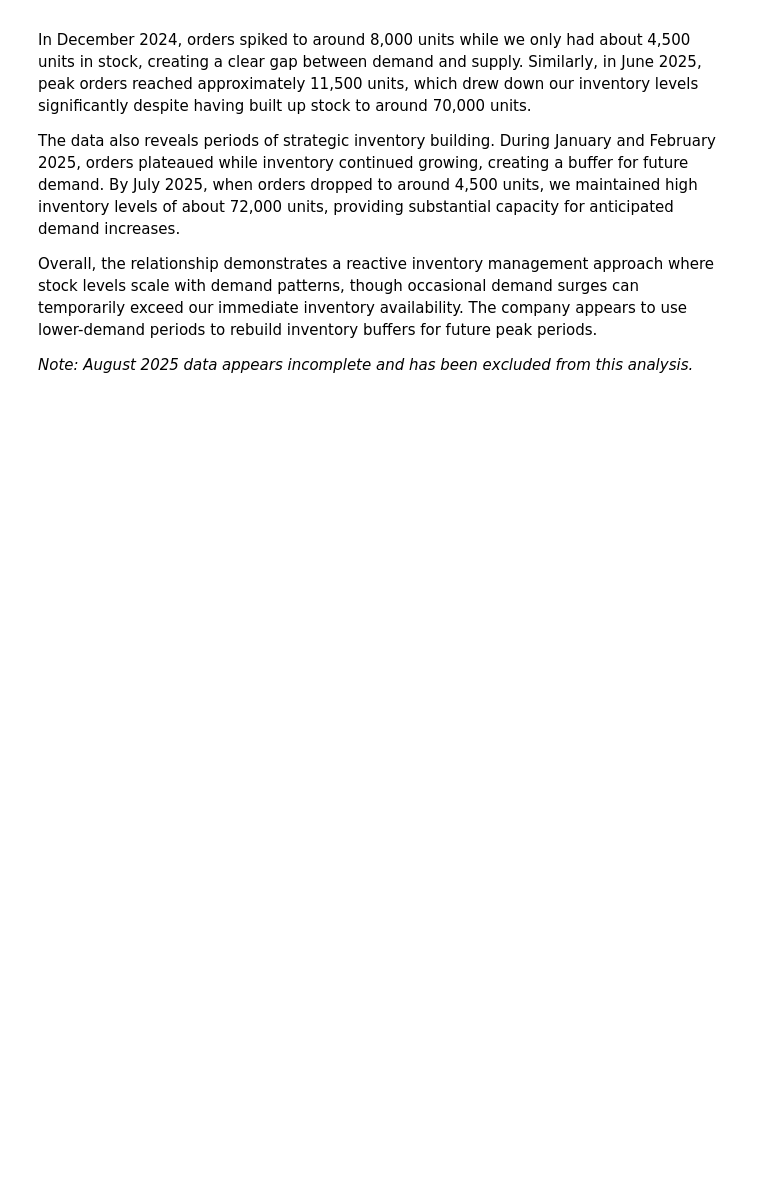
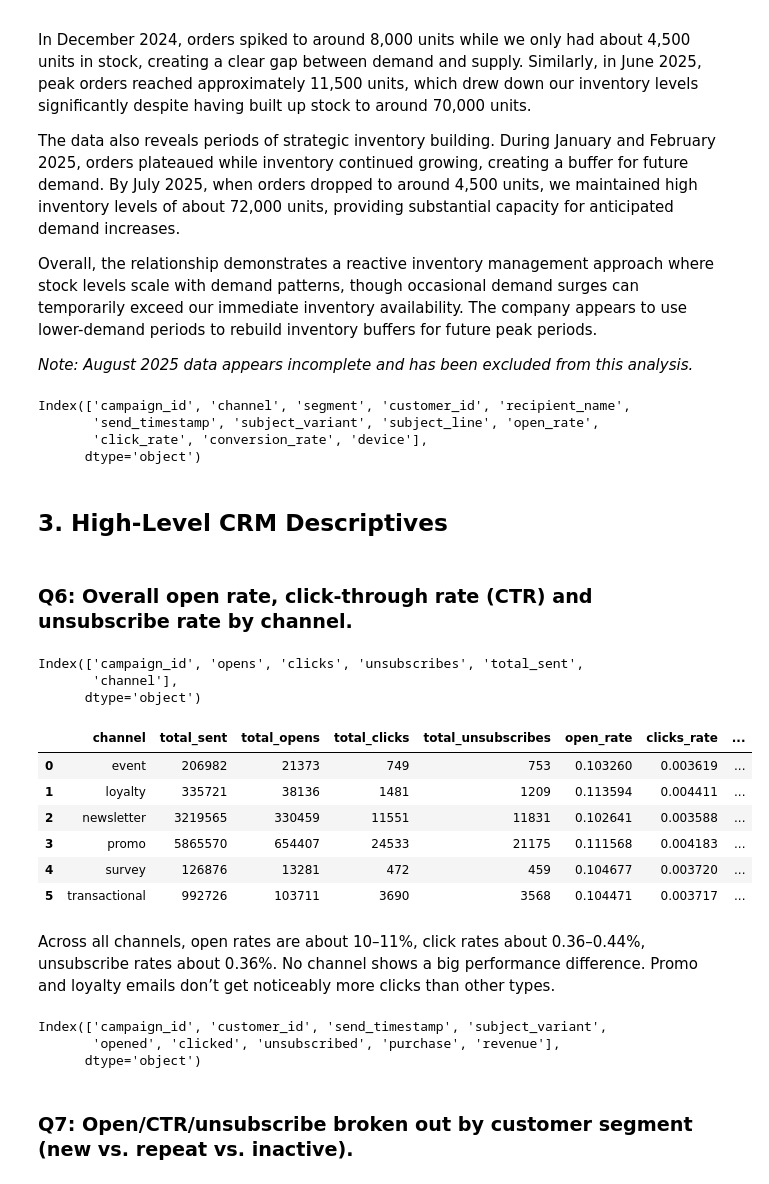
Before and after one commit to Barahow/Operational-CRM-Analysis-Retention-Funnel-and-Repurchase-Insights, a Jupyter notebook: notebooks/eda/01_descriptive_analysis.ipynb.ipynb, the cells around one changed output. Saved outputs shown, nothing was run; the diff lists cells and outputs as text; code cells hidden in the pictures; blank space fills up the shorter version.

```diff
--- a/notebooks/eda/01_descriptive_analysis.ipynb.ipynb
+++ b/notebooks/eda/01_descriptive_analysis.ipynb.ipynb
@@ -309,3 +323,77 @@ The data also reveals periods of strategic inventory building. During January an
 Overall, the relationship demonstrates a reactive inventory management approach where stock levels scale with demand patterns, though occasional demand surges can temporarily exceed our immediate inventory availability. The company appears to use lower-demand periods to rebuild inventory buffers for future peak periods.
 
 *Note: August 2025 data appears incomplete and has been excluded from this analysis.*
+# %%
+email_campaign_df.columns
+# %% [output]
+Index(['campaign_id', 'channel', 'segment', 'customer_id', 'recipient_name',
+       'send_timestamp', 'subject_variant', 'subject_line', 'open_rate',
+       'click_rate', 'conversion_rate', 'device'],
+      dtype='object')
+# %% [markdown]
+## 3. High-Level CRM Descriptives
+# %% [markdown]
+### Q6: Overall open rate, click-through rate (CTR) and unsubscribe rate by channel.
+# %%
+# Get campaign_ids in engagement
+## 10 million rows of data cannot be merged without getting memeory allocation issues
+## we need to aggregate it first
+## Aggregate engagement first
+agg_eng = email_engagement_df.groupby('campaign_id').agg(
+    opens=('opened', 'sum'),
+    clicks=('clicked', 'sum'),
+    unsubscribes=('unsubscribed', 'sum'),
+    total_sent=('customer_id', 'count')
+).reset_index()
+
+campaigns_info = email_campaign_df[['campaign_id', 'channel']].drop_duplicates()
+
+merge_campaign_engagement = pd.merge(agg_eng, campaigns_info, on='campaign_id', how='inner')
+# %%
+merge_campaign_engagement.columns
+# %% [output]
+Index(['campaign_id', 'opens', 'clicks', 'unsubscribes', 'total_sent',
+       'channel'],
+      dtype='object')
+# %%
+
+### now to answer the question we will aggregate by channel
+channel_stats = (
+    merge_campaign_engagement
+    .groupby('channel')
+    .agg(
+        total_sent=('total_sent','sum'),
+        total_opens=('opens','sum'),
+        total_clicks=('clicks','sum'),
+        total_unsubscribes=('unsubscribes','sum')
+    )
+    .reset_index()
+)
+
+
+channel_stats['open_rate']= channel_stats['total_opens']/channel_stats['total_sent']
+channel_stats['clicks_rate']= channel_stats['total_clicks']/channel_stats['total_sent']
+channel_stats['unsubscribe_rate']= channel_stats['total_unsubscribes']/channel_stats['total_sent']
+
+
+
+
+channel_stats.head(10)
+# %% [output]
+|  | channel | total_sent | total_opens | total_clicks | total_unsubscribes | open_rate | clicks_rate | ... |
+| 0 | event | 206982 | 21373 | 749 | 753 | 0.103260 | 0.003619 | ... |
+| 1 | loyalty | 335721 | 38136 | 1481 | 1209 | 0.113594 | 0.004411 | ... |
+| 2 | newsletter | 3219565 | 330459 | 11551 | 11831 | 0.102641 | 0.003588 | ... |
+| 3 | promo | 5865570 | 654407 | 24533 | 21175 | 0.111568 | 0.004183 | ... |
+| 4 | survey | 126876 | 13281 | 472 | 459 | 0.104677 | 0.003720 | ... |
+| 5 | transactional | 992726 | 103711 | 3690 | 3568 | 0.104471 | 0.003717 | ... |
+# %% [markdown]
+Across all channels, open rates are about 10–11%, click rates about 0.36–0.44%, unsubscribe rates about 0.36%. No channel shows a big performance difference. Promo and loyalty emails don’t get noticeably more clicks than other types.
+# %%
+email_engagement_df.columns
+# %% [output]
+Index(['campaign_id', 'customer_id', 'send_timestamp', 'subject_variant',
+       'opened', 'clicked', 'unsubscribed', 'purchase', 'revenue'],
+      dtype='object')
+# %% [markdown]
+### Q7: Open/CTR/unsubscribe broken out by customer segment (new vs. repeat vs. inactive).
```
Also changed, not shown: parts of 15 cells of this notebook, 2 other files.
